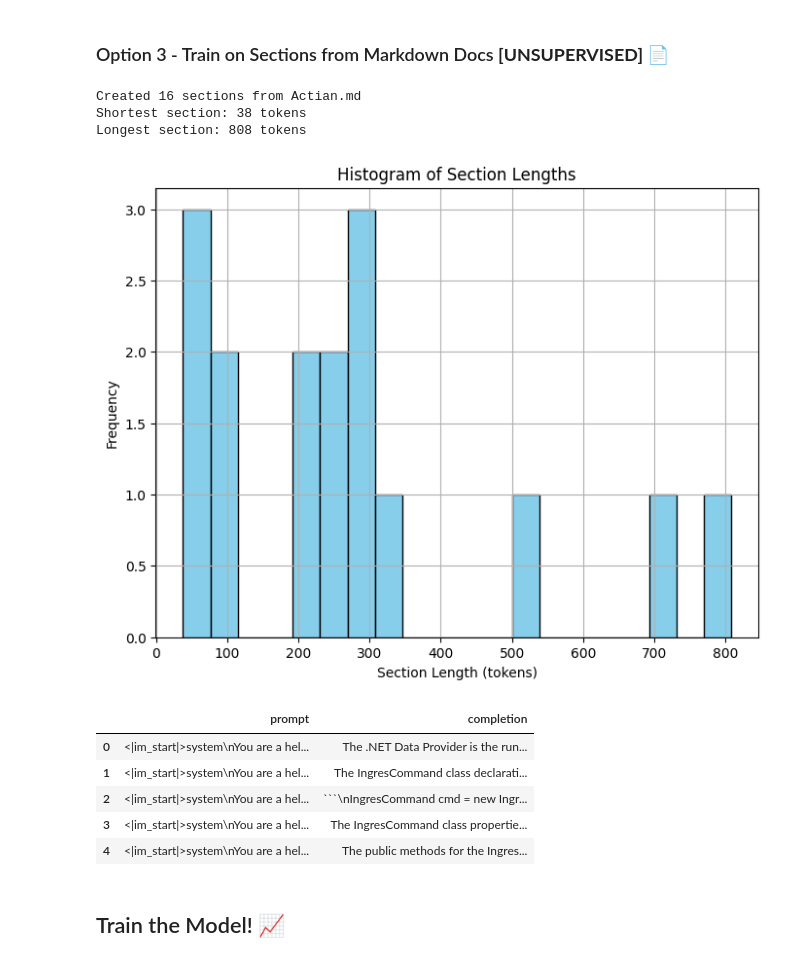
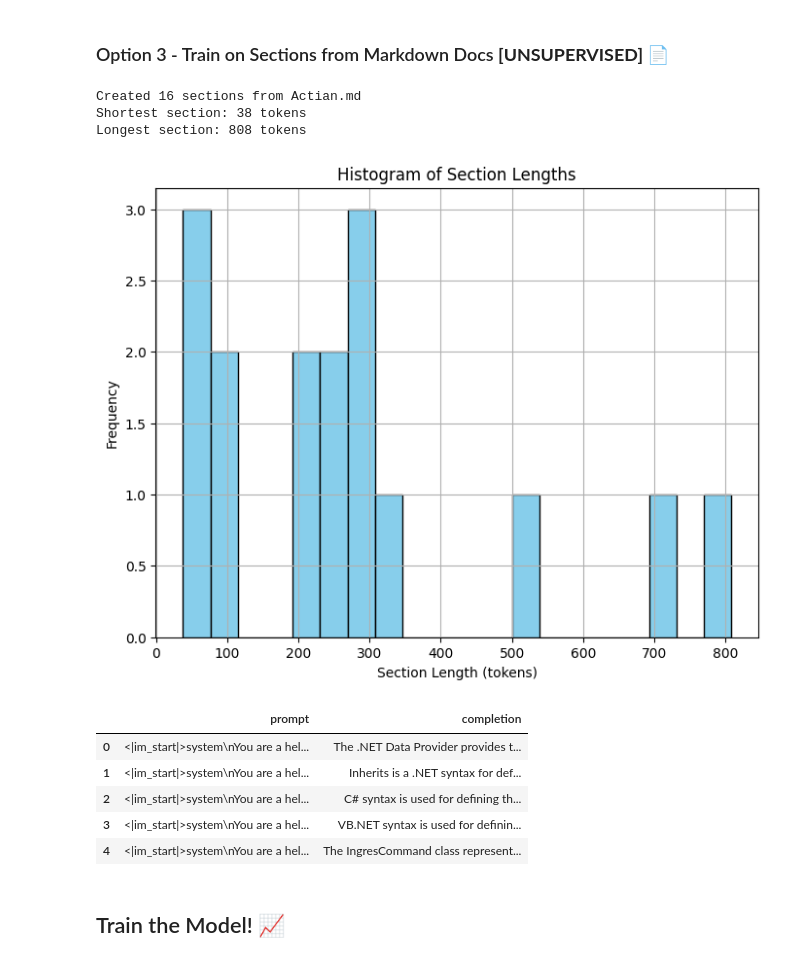
Before and after one commit to sophiazalewski1/DocGenie, a Jupyter notebook: DocGenie/Finetune Experiments/Fine_tuning.ipynb, the cells around one changed output. Drawn from its saved outputs; the diff is of its cells as text; code cells hidden in the pictures.

````diff
--- a/DocGenie/Finetune Experiments/Fine_tuning.ipynb
+++ b/DocGenie/Finetune Experiments/Fine_tuning.ipynb
@@ -28,7 +28,7 @@ clear_output()
 ## Log into Model and Google Drive 🔐
 # %%
 # Load the base model with QLoRA configuration
-hf_access_token = "" # TODO: Replace with your token!
+hf_access_token = "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" # TODO: Replace with your token!
 model_name = "mistralai/Mistral-7B-Instruct-v0.1"
 bnb_config = BitsAndBytesConfig(load_in_4bit=True, bnb_4bit_quant_type="nf4", bnb_4bit_compute_dtype=getattr(torch, "float16"), bnb_4bit_use_double_quant=False)
 base_model = AutoModelForCausalLM.from_pretrained(model_name, quantization_config=bnb_config, device_map="auto", token=hf_access_token)
@@ -53,10 +53,10 @@ Drive already mounted at /content/drive; to attempt to forcibly remount, call dr
 
 Start with defining a system prompt for the current task (Jasper or Actian fine-tuning)
 # %%
-SYS_JASPER = "You are a helpful chat-bot desined to answer questions about a fictional dog named Jasper. You are fine-tuned on Jasper the Dog's documentation. Answer only based on his documentation that you are fine-tuned on."
-SYS_ACTIAN = "You are a helpful chat-bot desined to answer questions about the software company Actian. You are fine-tuned on Actian's documentation. Answer only based on his documentation that you are fine-tuned on."
+SYS_JASPER = "You are a helpful chat-bot designed to answer questions about a fictional dog named Jasper. You are fine-tuned on Jasper the Dog's documentation. Answer only based on his documentation that you are fine-tuned on."
+SYS_ACTIAN = "You are a helpful chat-bot designed to answer questions about the software company Actian. You are fine-tuned on Actian's documentation. Answer only based on his documentation that you are fine-tuned on."
 
-sys_prompt = SYS_JASPER # CHANGE ME!
+sys_prompt = SYS_ACTIAN # CHANGE ME!
 def apply_system_prompt(prompt):
   prefix = "<|im_start|>"
   suffix = "<|im_end|>\n"
@@ -99,6 +99,8 @@ Dataset({
 # %% [markdown]
 ### Option 3 - Train on Sections from Markdown Docs **[UNSUPERVISED]** 📄
 # %%
+dataset = load_dataset("csv", data_files="ActianQA.csv")
+
 file_path = 'Actian.md'
 title = "Actian"
 split_on = "###"
@@ -111,37 +113,37 @@ splits = [split_on+section for section in splits if section.strip()]
 split_sizes = [len(tokenizer(split)['input_ids']) for split in splits]
 print("Created",len(splits),"sections from",file_path)
 print("Shortest section:",min(split_sizes),"tokens")
 print("Longest section:",max(split_sizes),"tokens")
 
 # Plot histogram of section lenghts
 plt.figure(figsize=(8, 6))
 plt.hist(split_sizes, bins=20, color='skyblue', edgecolor='black')
 plt.xlabel('Section Length (tokens)')
 plt.ylabel('Frequency')
 plt.title('Histogram of Section Lengths')
 plt.grid(True)
 plt.show()
 
-data = [] # If we want to start with old data - [{"prompt":apply_system_prompt(x["prompt"]),"completion":x["completion"]} for x in dataset["train"]]
+data = [{"prompt": str(apply_system_prompt(x["prompt"])),"completion": str(x["completion"])} for x in dataset["train"]]
 for split in splits:
   lines = split.split("\n")
   first_line = lines[0]
   section_name = first_line.split("#")[-1].strip() # Everything after # on the first line
   section_text = '\n'.join(lines[1:]).strip() # Everything after the first line
   prompt = "Tell me what the {} section of the {} documentation says verbatim.".format(section_name, title)
-  data.append({"prompt":apply_system_prompt(prompt),"completion":section_text})
+  data.append({"prompt": apply_system_prompt(prompt),"completion": section_text})
 df = pd.DataFrame(data)
 dataset = Dataset.from_pandas(df)
 dataset.shuffle()
 df.head(5)
 # %% [output]
 Created 16 sections from Actian.md
 Shortest section: 38 tokens
 Longest section: 808 tokens
 [figure]
 |  | prompt | completion |
-| 0 | <|im_start|>system\nYou are a hel... | The .NET Data Provider is the run... |
-| 1 | <|im_start|>system\nYou are a hel... | The IngresCommand class declarati... |
-| 2 | <|im_start|>system\nYou are a hel... | ```\nIngresCommand cmd = new Ingr... |
-| 3 | <|im_start|>system\nYou are a hel... | The IngresCommand class propertie... |
-| 4 | <|im_start|>system\nYou are a hel... | The public methods for the Ingres... |
+| 0 | <|im_start|>system\nYou are a hel... | The .NET Data Provider provides t... |
+| 1 | <|im_start|>system\nYou are a hel... | Inherits is a .NET syntax for def... |
+| 2 | <|im_start|>system\nYou are a hel... | C# syntax is used for defining th... |
+| 3 | <|im_start|>system\nYou are a hel... | VB.NET syntax is used for definin... |
+| 4 | <|im_start|>system\nYou are a hel... | The IngresCommand class represent... |
````
Also changed, not shown: parts of 9 cells of this notebook.
